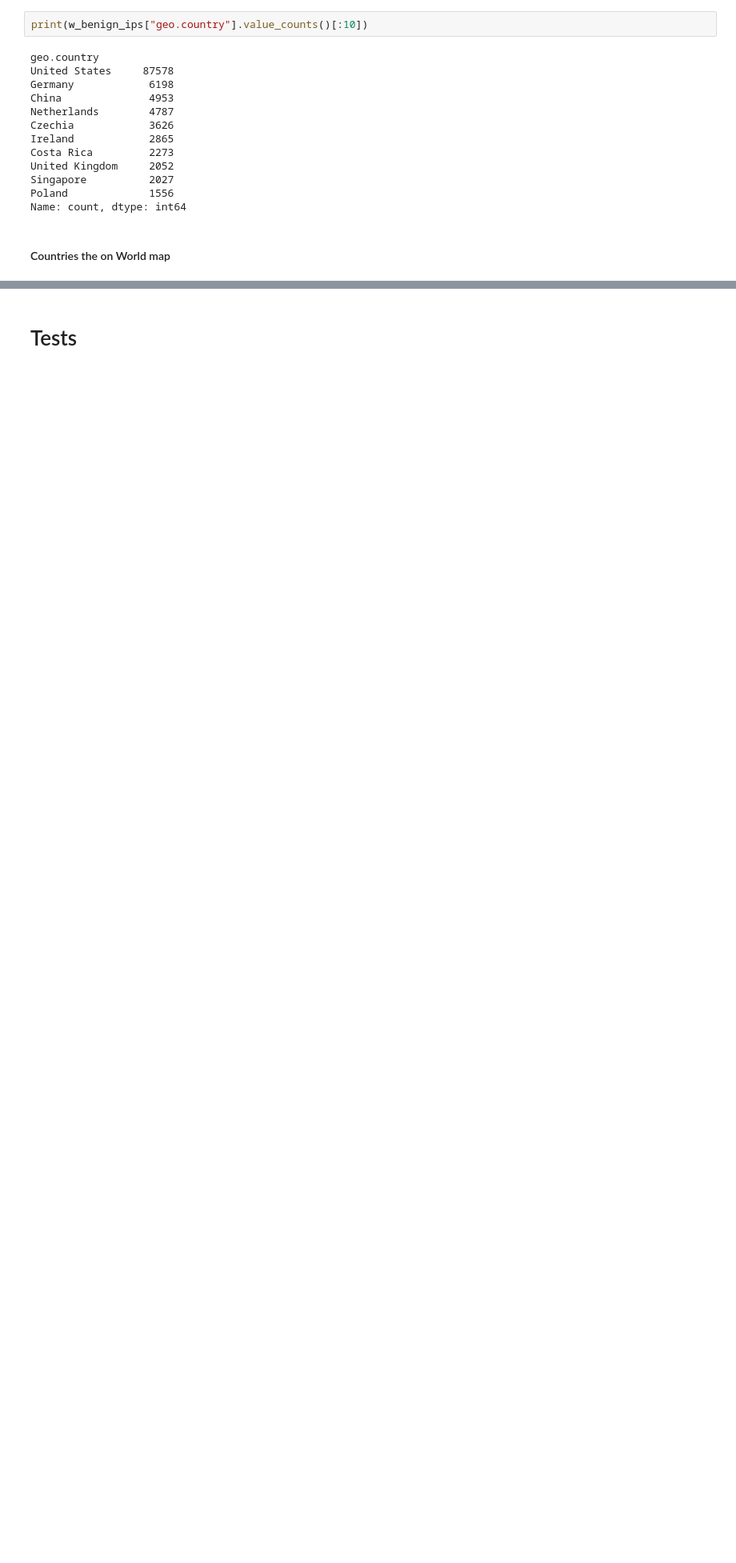
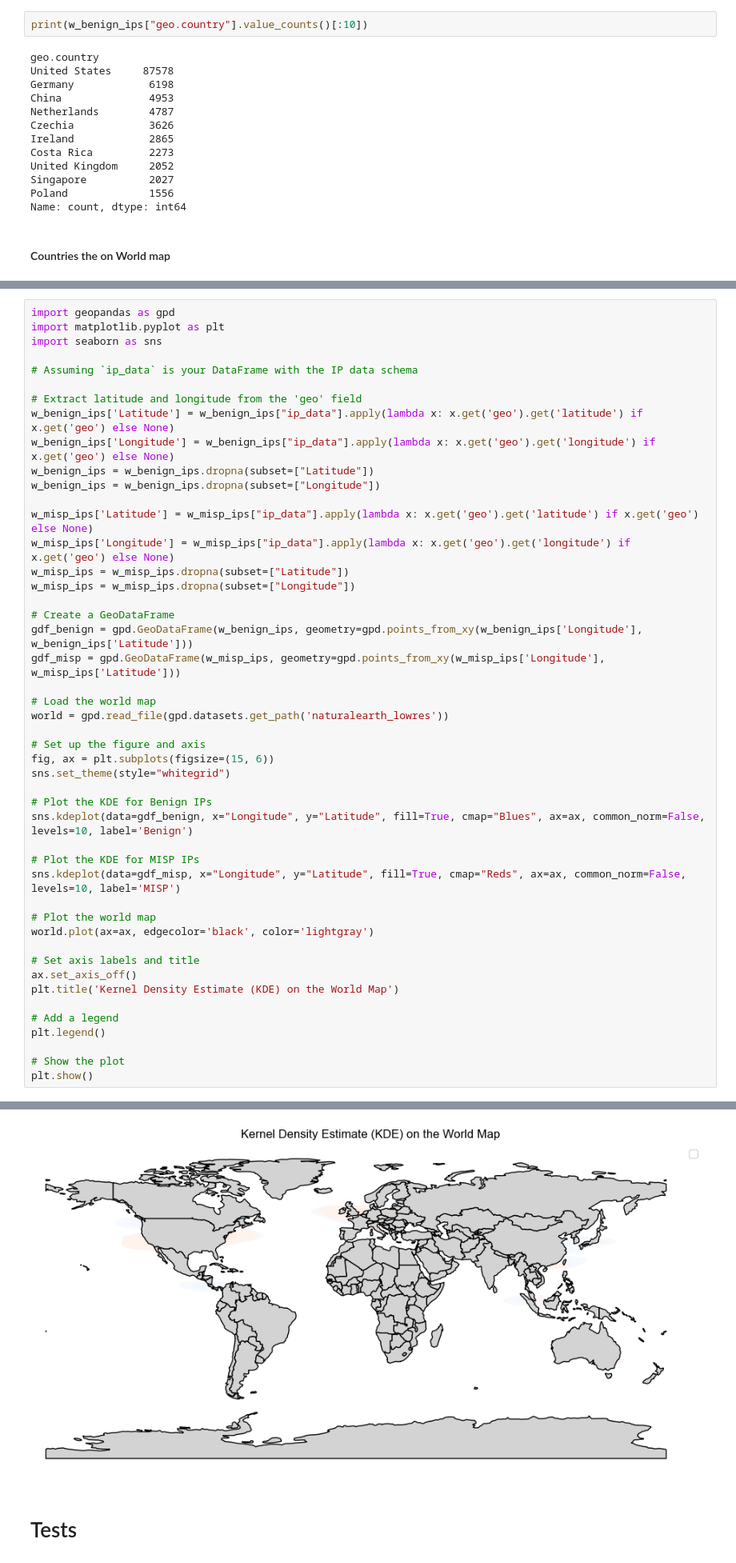
Before and after one commit to WitchoutName/pp-research-tools, a Jupyter notebook: MongoAnalysis.ipynb, the cells around one changed output, grey strips where cells are left out. Shown at 80% size. Saved outputs shown, nothing was run; the diff lists cells and outputs as text; blank space fills up the shorter version.

```diff
--- a/MongoAnalysis.ipynb
+++ b/MongoAnalysis.ipynb
@@ -765,0 +813,48 @@ plt.show()
+# %%
+import geopandas as gpd
+import matplotlib.pyplot as plt
+import seaborn as sns
+
+# Assuming `ip_data` is your DataFrame with the IP data schema
+
+# Extract latitude and longitude from the 'geo' field
+w_benign_ips['Latitude'] = w_benign_ips["ip_data"].apply(lambda x: x.get('geo').get('latitude') if x.get('geo') else None)
+w_benign_ips['Longitude'] = w_benign_ips["ip_data"].apply(lambda x: x.get('geo').get('longitude') if x.get('geo') else None)
+w_benign_ips = w_benign_ips.dropna(subset=["Latitude"])
+w_benign_ips = w_benign_ips.dropna(subset=["Longitude"])
+
+w_misp_ips['Latitude'] = w_misp_ips["ip_data"].apply(lambda x: x.get('geo').get('latitude') if x.get('geo') else None)
+w_misp_ips['Longitude'] = w_misp_ips["ip_data"].apply(lambda x: x.get('geo').get('longitude') if x.get('geo') else None)
+w_misp_ips = w_misp_ips.dropna(subset=["Latitude"])
+w_misp_ips = w_misp_ips.dropna(subset=["Longitude"])
+
+# Create a GeoDataFrame
+gdf_benign = gpd.GeoDataFrame(w_benign_ips, geometry=gpd.points_from_xy(w_benign_ips['Longitude'], w_benign_ips['Latitude']))
+gdf_misp = gpd.GeoDataFrame(w_misp_ips, geometry=gpd.points_from_xy(w_misp_ips['Longitude'], w_misp_ips['Latitude']))
+
+# Load the world map
+world = gpd.read_file(gpd.datasets.get_path('naturalearth_lowres'))
+
+# Set up the figure and axis
+fig, ax = plt.subplots(figsize=(15, 6))
+sns.set_theme(style="whitegrid")
+
+# Plot the KDE for Benign IPs
+sns.kdeplot(data=gdf_benign, x="Longitude", y="Latitude", fill=True, cmap="Blues", ax=ax, common_norm=False, levels=10, label='Benign')
+
+# Plot the KDE for MISP IPs
+sns.kdeplot(data=gdf_misp, x="Longitude", y="Latitude", fill=True, cmap="Reds", ax=ax, common_norm=False, levels=10, label='MISP')
+
+# Plot the world map
+world.plot(ax=ax, edgecolor='black', color='lightgray')
+
+# Set axis labels and title
+ax.set_axis_off()
+plt.title('Kernel Density Estimate (KDE) on the World Map')
+
+# Add a legend
+plt.legend()
+
+# Show the plot
+plt.show()
+# %% [output]
@@ -766,3 +862,4 @@ plt.show()
+[figure, added]
 # %% [markdown]
 # Tests
 # %%
```
Also changed, not shown: parts of 14 cells of this notebook.
